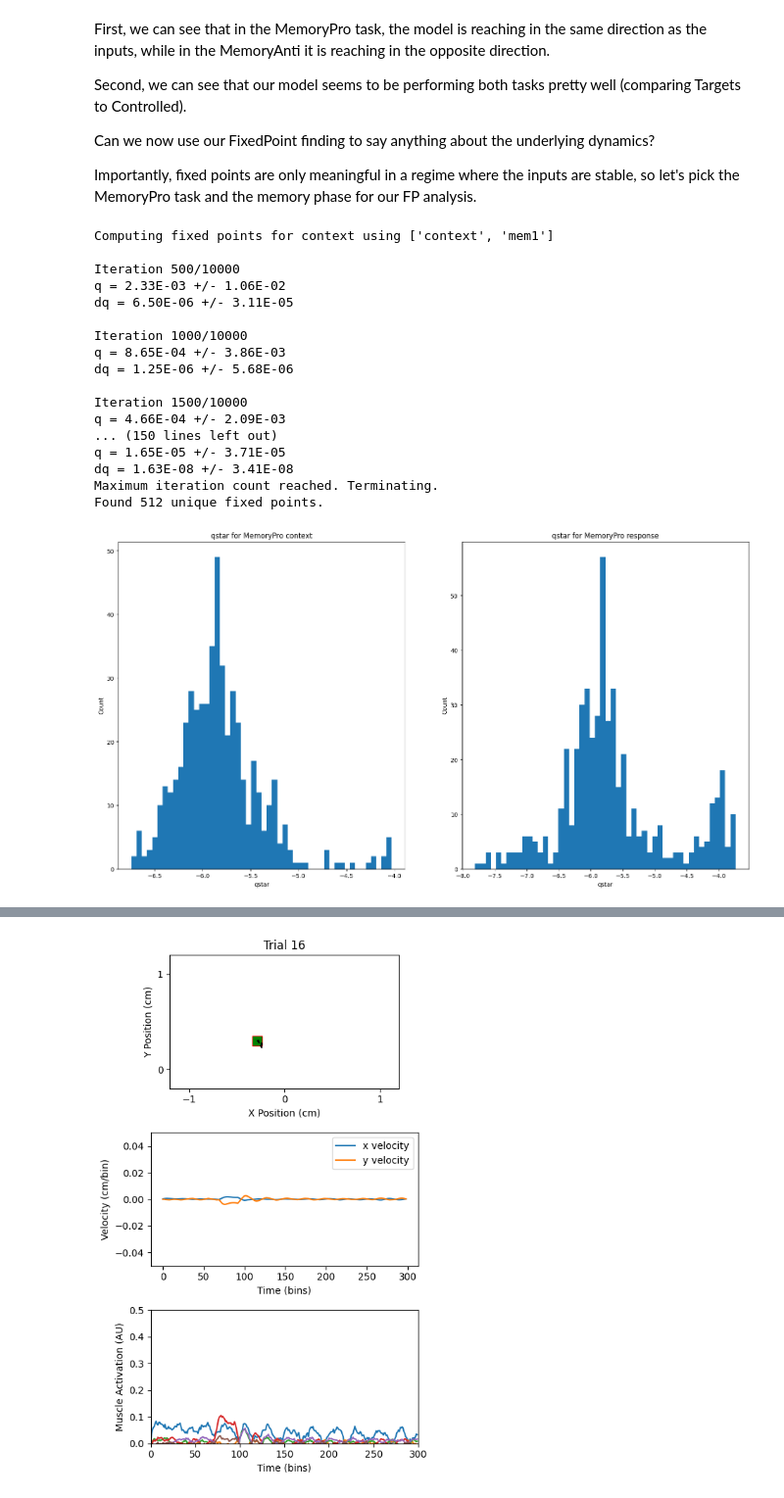
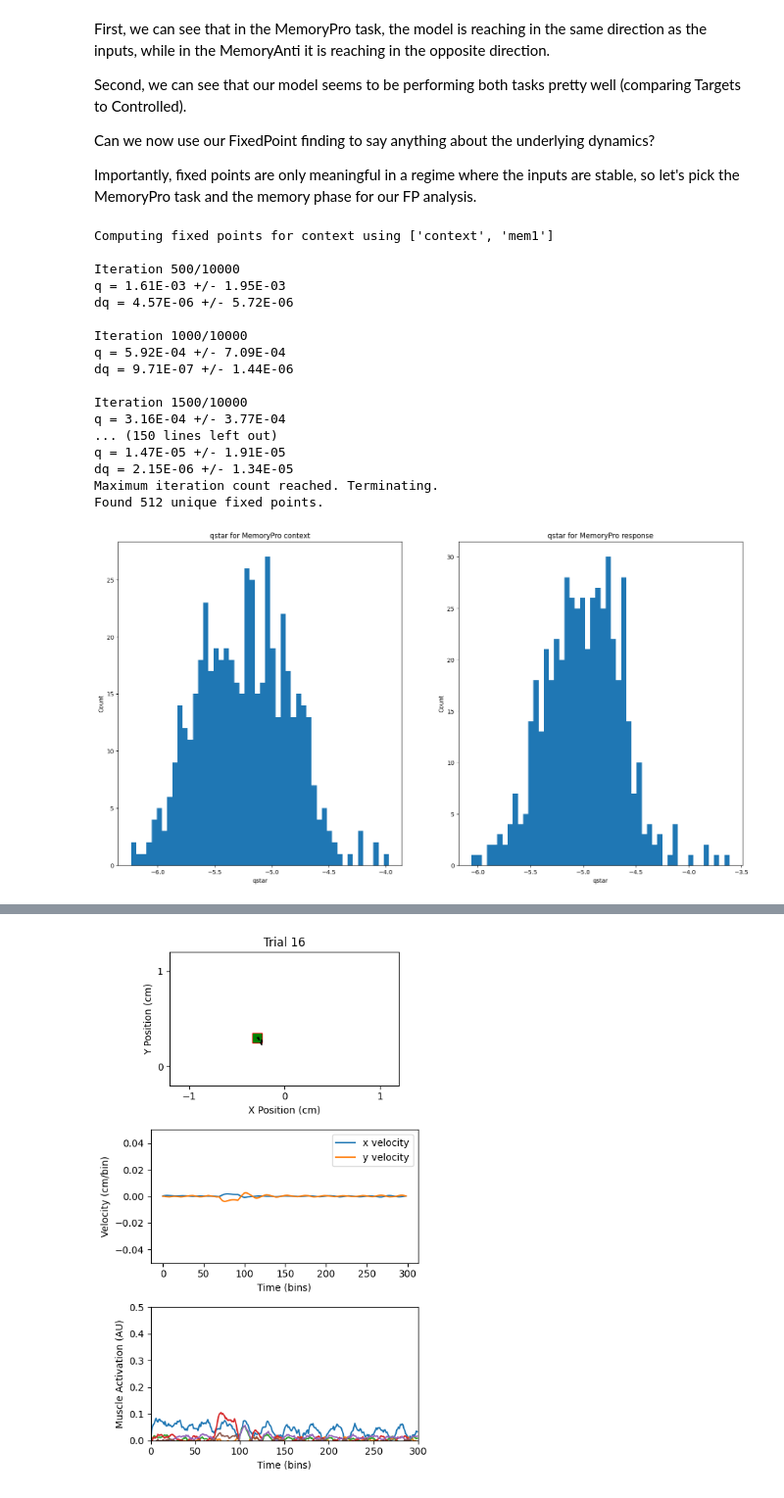
Before and after one commit to snel-repo/ComputationThruDynamicsBenchmark, a Jupyter notebook: examples/notebooks/CtDTutorial.ipynb, the cells around one changed output, grey strips where cells are left out. Shown at 98% size. Saved outputs shown, nothing was run; the diff lists cells and outputs as text; code cells hidden in the pictures.

Commit message:
MultiTask updates

```diff
--- a/examples/notebooks/CtDTutorial.ipynb
+++ b/examples/notebooks/CtDTutorial.ipynb
@@ -384,7 +384,7 @@ HOME_DIR = os.getenv("HOME_DIR")
 print(HOME_DIR)
 from ctd.comparison.analysis.tt.tasks.tt_MultiTask import Analysis_TT_MultiTask
 # Create the analysis object:
-fpath_multitask = HOME_DIR + "pretrained/20240418_MultiTask_NoisyGRU_Final/max_epochs=500 latent_size=64 seed=0/"
+fpath_multitask = HOME_DIR + "content/trained_models/task-trained/20240502_MultiTask_NoisyGRU_DynamicNoise2/max_epochs=2000 noise=0.0 dynamic_noise=0.3 n_samples=2250 batch_size=750 latent_size=128 seed=0 learning_rate=0.001/"
 analysis_tt_multitask = Analysis_TT_MultiTask(
     run_name = "tt_MultiTask_pretrained",
     filepath = fpath_multitask)
@@ -430,48 +430,48 @@ for i, phase_for_fp in enumerate(phase_list):
         n_inits=512,
         phases=phase_for_fp,
         task_to_analyze="MemoryPro",
-        noise_scale=0.01, lr = 1e-3,
-        max_iters = 10000, use_noisy = False
+        noise_scale=0.0, lr = 3e-3,
+        max_iters = 20000, use_noisy = False
         )
     # Transform the fps and x_trajs into the PCA space
     xstar= fps[phase_names[i]].xstar
     xstar_pca.append(pca.fit_transform(xstar))
     fps_out.append(readout(torch.Tensor(xstar)).detach().numpy())
     q_star.append(fps[phase_names[i]].qstar)
 xstar_pca = np.stack(xstar_pca, axis = 0)
 fps_out = np.stack(fps_out, axis = 0)
 fps_mat = np.concatenate((xstar_pca[:,:,:2], fps_out[:,:,1:2]), axis=2)
 q_star = np.stack(q_star, axis = 0)
 # Set values of qstar that are zero to 1e-16 for plotting
 q_star[q_star == 0] = 1e-16
 fig = plt.figure(figsize=(10*num_phases, 10))
 for i, phase in enumerate(phase_names):
     # Add histogram of qstar
     ax = fig.add_subplot(1, num_phases, i+1)
     ax.hist(np.log10(q_star[i]), bins=50)
     ax.set_xlabel("qstar")
     ax.set_ylabel("Count")
     ax.set_title(f"qstar for {task_to_analyze} {phase}")
 plt.show()
 # %% [output]
 Computing fixed points for context using ['context', 'mem1']
 
 Iteration 500/10000
-q = 2.33E-03 +/- 1.06E-02
-dq = 6.50E-06 +/- 3.11E-05
+q = 1.61E-03 +/- 1.95E-03
+dq = 4.57E-06 +/- 5.72E-06
 
 Iteration 1000/10000
-q = 8.65E-04 +/- 3.86E-03
-dq = 1.25E-06 +/- 5.68E-06
+q = 5.92E-04 +/- 7.09E-04
+dq = 9.71E-07 +/- 1.44E-06
 
 Iteration 1500/10000
-q = 4.66E-04 +/- 2.09E-03
+q = 3.16E-04 +/- 3.77E-04
 ... (150 lines left out)
-q = 1.65E-05 +/- 3.71E-05
-dq = 1.63E-08 +/- 3.41E-08
+q = 1.47E-05 +/- 1.91E-05
+dq = 2.15E-06 +/- 1.34E-05
 Maximum iteration count reached. Terminating.
 Found 512 unique fixed points.
-[figure, old version]
+[figure, new version]
 # %%
 # window to only FPs whose q values are less than thresh
 fps_plot = fps_mat.copy()
```
Also changed, not shown: parts of 6 cells of this notebook, 14 other files.
